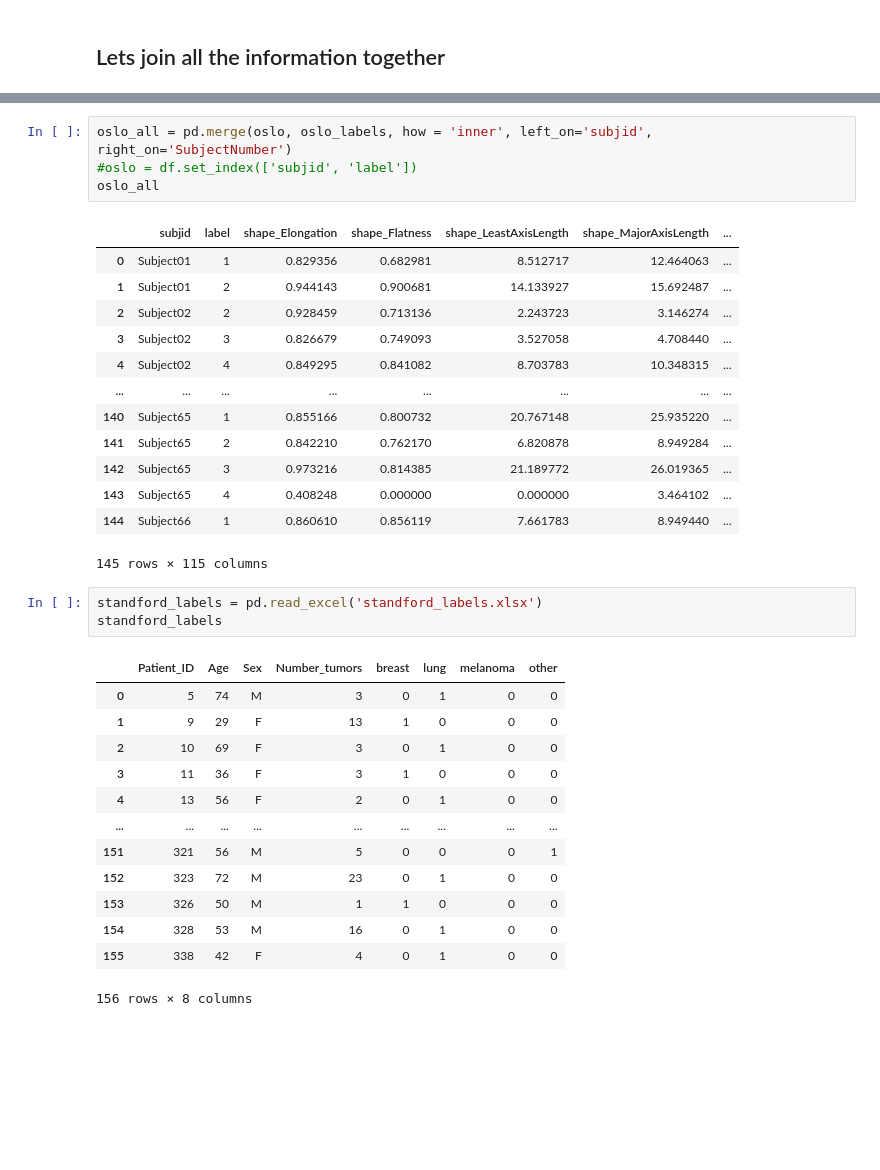
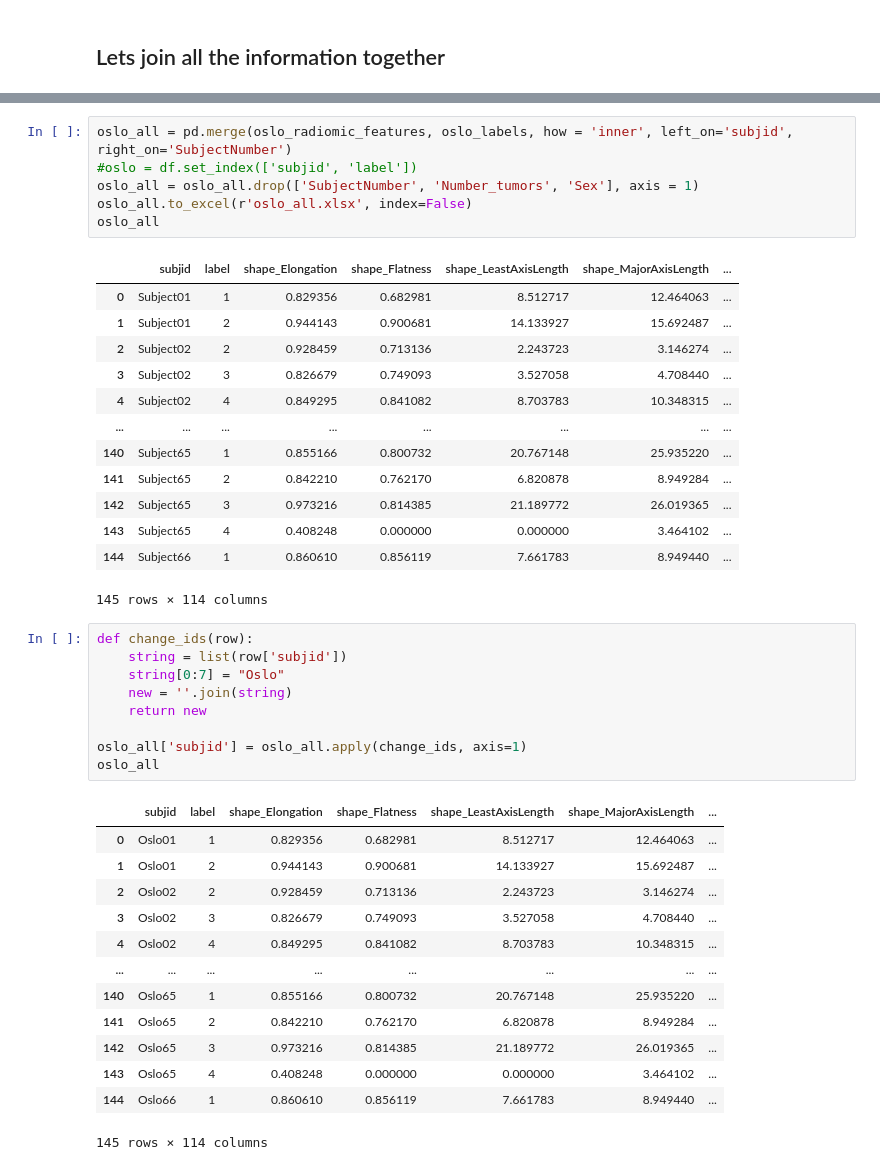
Before and after one commit to AlvaroMillanRuiz/Thesis-AlvaroMillanRuiz, a Jupyter notebook: Radiomic Features.ipynb, the cells around one changed output, grey strips where cells are left out. Drawn from its saved outputs; the diff is of its cells as text; blank space fills up the shorter version.

```diff
--- a/Radiomic Features.ipynb
+++ b/Radiomic Features.ipynb
@@ -357,6 +414,8 @@ oslo_radiomic_features = pd.read_excel('oslo_radiomic_features.xlsx')
 # %%
-oslo_all = pd.merge(oslo, oslo_labels, how = 'inner', left_on='subjid', right_on='SubjectNumber')
+oslo_all = pd.merge(oslo_radiomic_features, oslo_labels, how = 'inner', left_on='subjid', right_on='SubjectNumber')
 #oslo = df.set_index(['subjid', 'label'])
+oslo_all = oslo_all.drop(['SubjectNumber', 'Number_tumors', 'Sex'], axis = 1)
+oslo_all.to_excel(r'oslo_all.xlsx', index=False)
 oslo_all
 # %% [output]
 |  | subjid | label | shape_Elongation | shape_Flatness | shape_LeastAxisLength | shape_MajorAxisLength | ... |
@@ -371,21 +430,27 @@ oslo_all
 | 142 | Subject65 | 3 | 0.973216 | 0.814385 | 21.189772 | 26.019365 | ... |
 | 143 | Subject65 | 4 | 0.408248 | 0.000000 | 0.000000 | 3.464102 | ... |
 | 144 | Subject66 | 1 | 0.860610 | 0.856119 | 7.661783 | 8.949440 | ... |
-145 rows × 115 columns
+145 rows × 114 columns
-# %%
-standford_labels = pd.read_excel('standford_labels.xlsx')
-standford_labels
-# %% [output]
-|  | Patient_ID | Age | Sex | Number_tumors | breast | lung | melanoma | other |
-| 0 | 5 | 74 | M | 3 | 0 | 1 | 0 | 0 |
-| 1 | 9 | 29 | F | 13 | 1 | 0 | 0 | 0 |
-| 2 | 10 | 69 | F | 3 | 0 | 1 | 0 | 0 |
-| 3 | 11 | 36 | F | 3 | 1 | 0 | 0 | 0 |
-| 4 | 13 | 56 | F | 2 | 0 | 1 | 0 | 0 |
-| ... | ... | ... | ... | ... | ... | ... | ... | ... |
-| 151 | 321 | 56 | M | 5 | 0 | 0 | 0 | 1 |
-| 152 | 323 | 72 | M | 23 | 0 | 1 | 0 | 0 |
-| 153 | 326 | 50 | M | 1 | 1 | 0 | 0 | 0 |
-| 154 | 328 | 53 | M | 16 | 0 | 1 | 0 | 0 |
-| 155 | 338 | 42 | F | 4 | 0 | 1 | 0 | 0 |
-156 rows × 8 columns
+# %%
+def change_ids(row):
+    string = list(row['subjid'])
+    string[0:7] = "Oslo"
+    new = ''.join(string)
+    return new
+
+oslo_all['subjid'] = oslo_all.apply(change_ids, axis=1)
+oslo_all
+# %% [output]
+|  | subjid | label | shape_Elongation | shape_Flatness | shape_LeastAxisLength | shape_MajorAxisLength | ... |
+| 0 | Oslo01 | 1 | 0.829356 | 0.682981 | 8.512717 | 12.464063 | ... |
+| 1 | Oslo01 | 2 | 0.944143 | 0.900681 | 14.133927 | 15.692487 | ... |
+| 2 | Oslo02 | 2 | 0.928459 | 0.713136 | 2.243723 | 3.146274 | ... |
+| 3 | Oslo02 | 3 | 0.826679 | 0.749093 | 3.527058 | 4.708440 | ... |
+| 4 | Oslo02 | 4 | 0.849295 | 0.841082 | 8.703783 | 10.348315 | ... |
+| ... | ... | ... | ... | ... | ... | ... | ... |
+| 140 | Oslo65 | 1 | 0.855166 | 0.800732 | 20.767148 | 25.935220 | ... |
+| 141 | Oslo65 | 2 | 0.842210 | 0.762170 | 6.820878 | 8.949284 | ... |
+| 142 | Oslo65 | 3 | 0.973216 | 0.814385 | 21.189772 | 26.019365 | ... |
+| 143 | Oslo65 | 4 | 0.408248 | 0.000000 | 0.000000 | 3.464102 | ... |
+| 144 | Oslo66 | 1 | 0.860610 | 0.856119 | 7.661783 | 8.949440 | ... |
+145 rows × 114 columns
```
Also changed, not shown: parts of 19 cells of this notebook.
